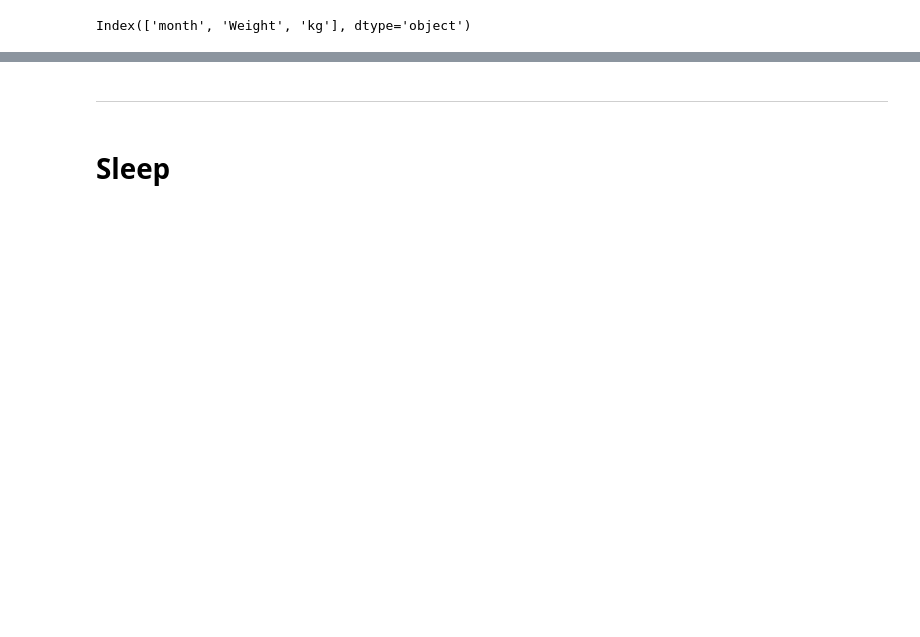
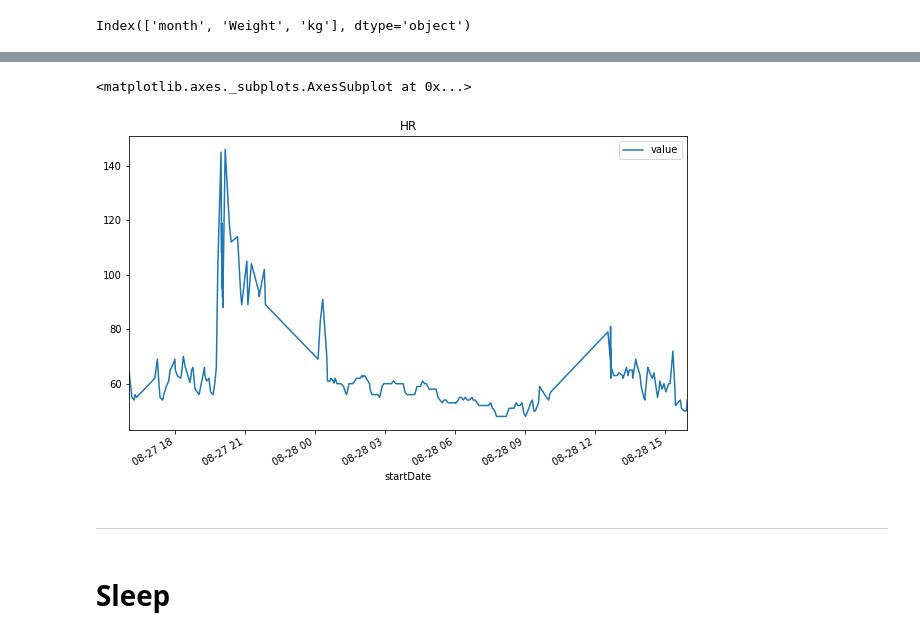
Before and after one commit to markwk/qs_ledger, a Jupyter notebook: apple_health/apple_health_data_processor.ipynb, the cells around one changed output, grey strips where cells are left out. Cells and saved outputs as stored; diff of their text form; code cells hidden in the pictures; blank space fills up the shorter version.

```diff
--- a/apple_health/apple_health_data_processor.ipynb
+++ b/apple_health/apple_health_data_processor.ipynb
@@ -339,3 +375,19 @@ plt.show()
+# %%
+# parse out date and time elements as Shanghai time
+hr['startDate'] = pd.to_datetime(hr['startDate'])
+hr['year'] = hr['startDate'].map(get_year)
+hr['month'] = hr['startDate'].map(get_month)
+hr['hour'] = hr['startDate'].map(get_hour)
+hr['date'] = hr['startDate'].map(get_date)
+# %%
+# plot a single day
+test_date = '2019-08-28'
+# len(hr[hr.date == test_date])
+# TODO: Fix Axis for Hour of Day or Something Similar
+hr[hr.date == test_date].plot(x='startDate', y='value', title= 'HR', figsize=[10, 6])
+# %% [output]
+<matplotlib.axes._subplots.AxesSubplot at 0x...>
+[figure, added]
 # %% [markdown]
 ------
 # %% [markdown]
```
Also changed, not shown: parts of 25 cells of this notebook.
